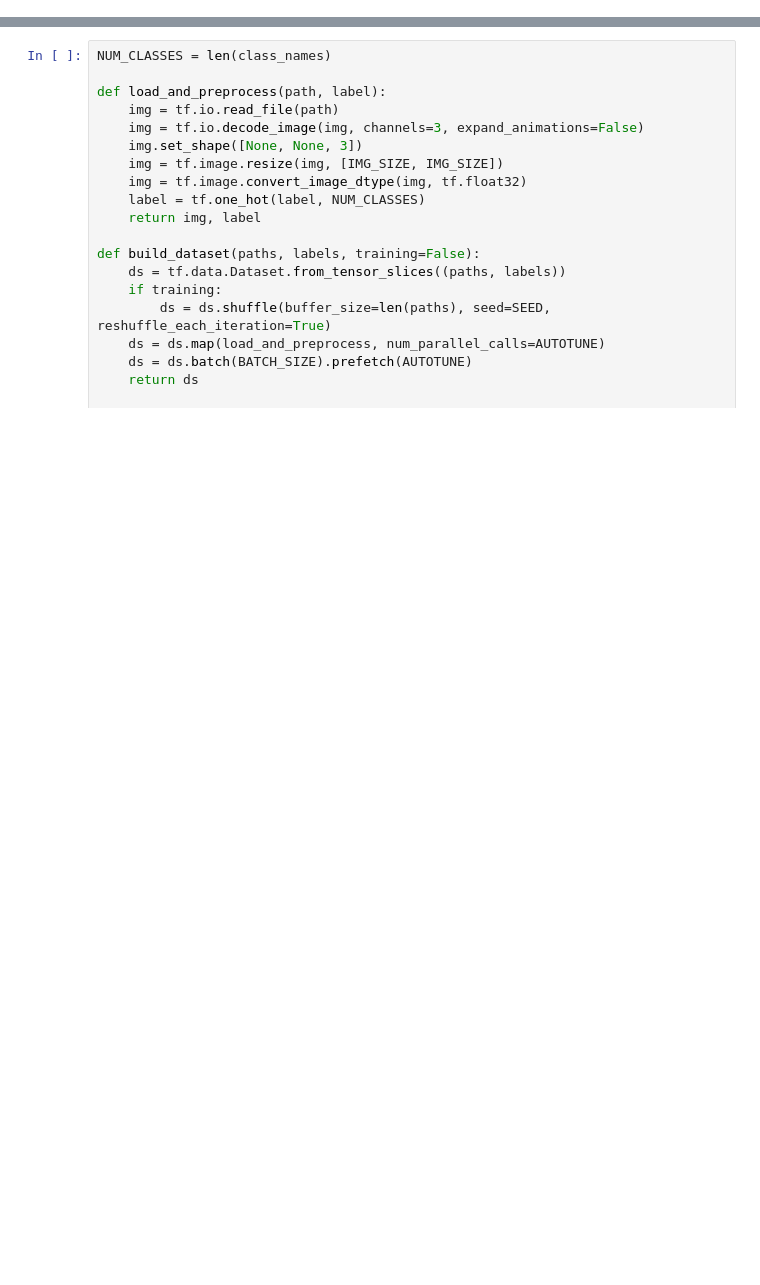
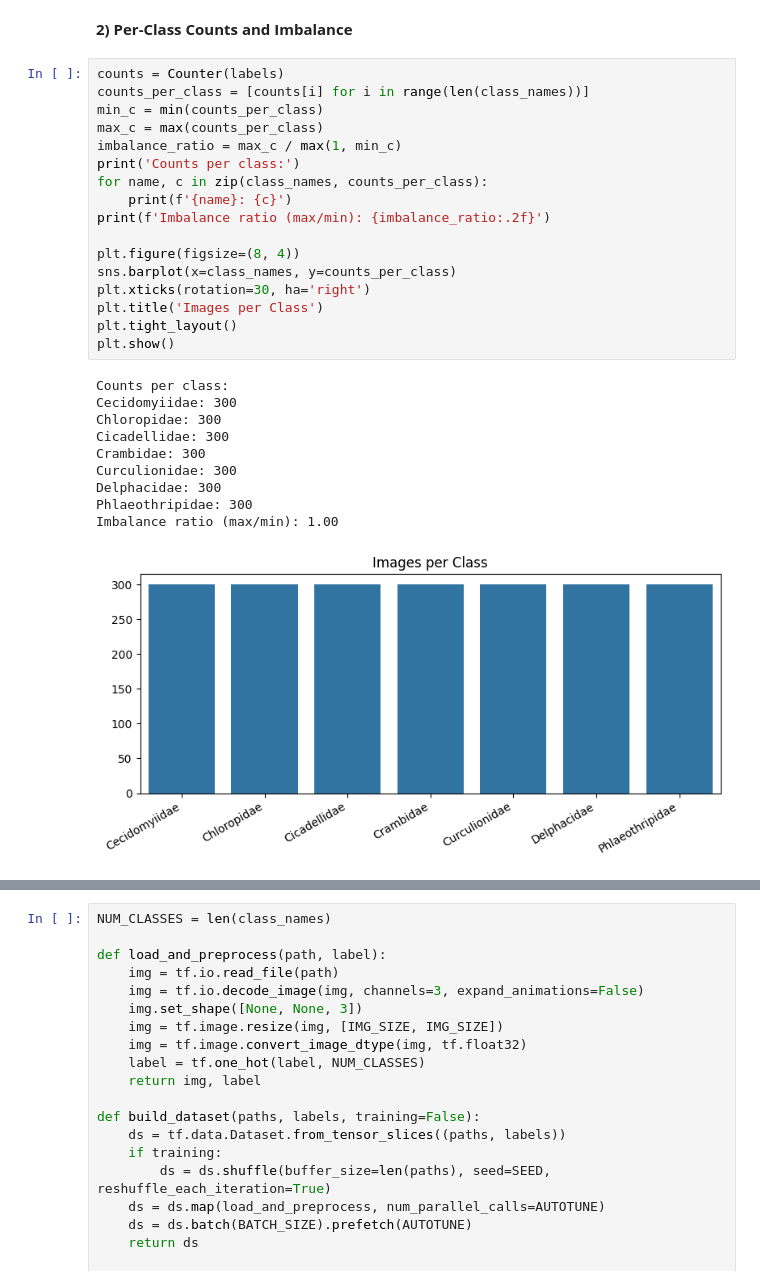
Before and after one commit to sheronfdo/govi-guru-pest-identification, a Jupyter notebook: ml/Pest_Identification_Training.ipynb, the cells around one changed output, grey strips where cells are left out. Drawn from its saved outputs; the diff is of its cells as text; blank space fills up the shorter version.

```diff
--- a/ml/Pest_Identification_Training.ipynb
+++ b/ml/Pest_Identification_Training.ipynb
@@ -58,3 +60,33 @@ print('Total images:', len(image_paths))
 # %% [output]
 Classes: ['Cecidomyiidae', 'Chloropidae', 'Cicadellidae', 'Crambidae', 'Curculionidae', 'Delphacidae', 'Phlaeothripidae']
 Total images: 2100
+# %% [markdown]
+**2) Per-Class Counts and Imbalance**
+# %%
+counts = Counter(labels)
+counts_per_class = [counts[i] for i in range(len(class_names))]
+min_c = min(counts_per_class)
+max_c = max(counts_per_class)
+imbalance_ratio = max_c / max(1, min_c)
+print('Counts per class:')
+for name, c in zip(class_names, counts_per_class):
+    print(f'{name}: {c}')
+print(f'Imbalance ratio (max/min): {imbalance_ratio:.2f}')
+
+plt.figure(figsize=(8, 4))
+sns.barplot(x=class_names, y=counts_per_class)
+plt.xticks(rotation=30, ha='right')
+plt.title('Images per Class')
+plt.tight_layout()
+plt.show()
+# %% [output]
+Counts per class:
+Cecidomyiidae: 300
+Chloropidae: 300
+Cicadellidae: 300
+Crambidae: 300
+Curculionidae: 300
+Delphacidae: 300
+Phlaeothripidae: 300
+Imbalance ratio (max/min): 1.00
+[figure, added]
```
Also changed, not shown: parts of 34 cells of this notebook, 1 other file.
